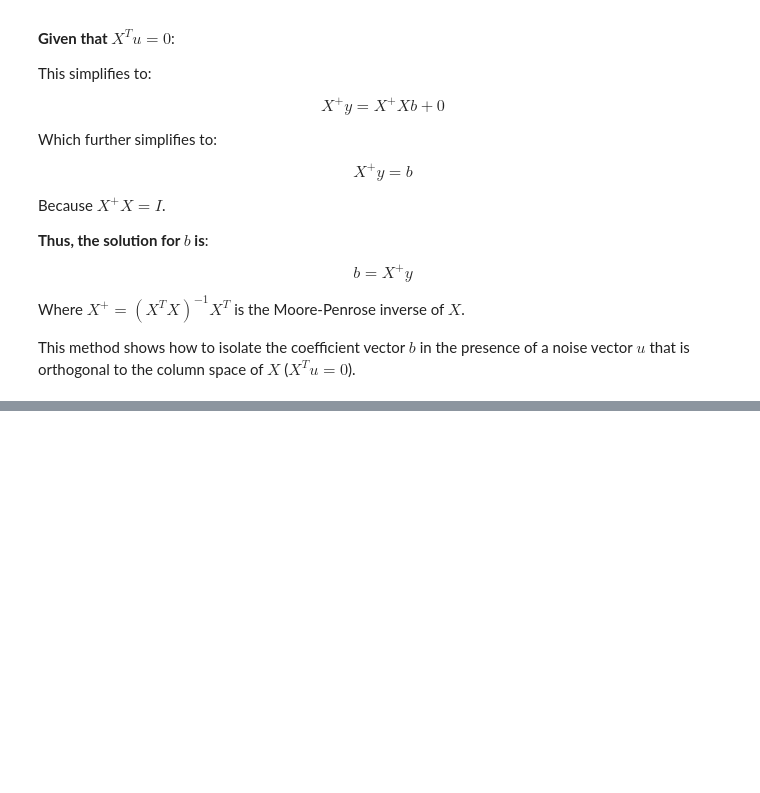
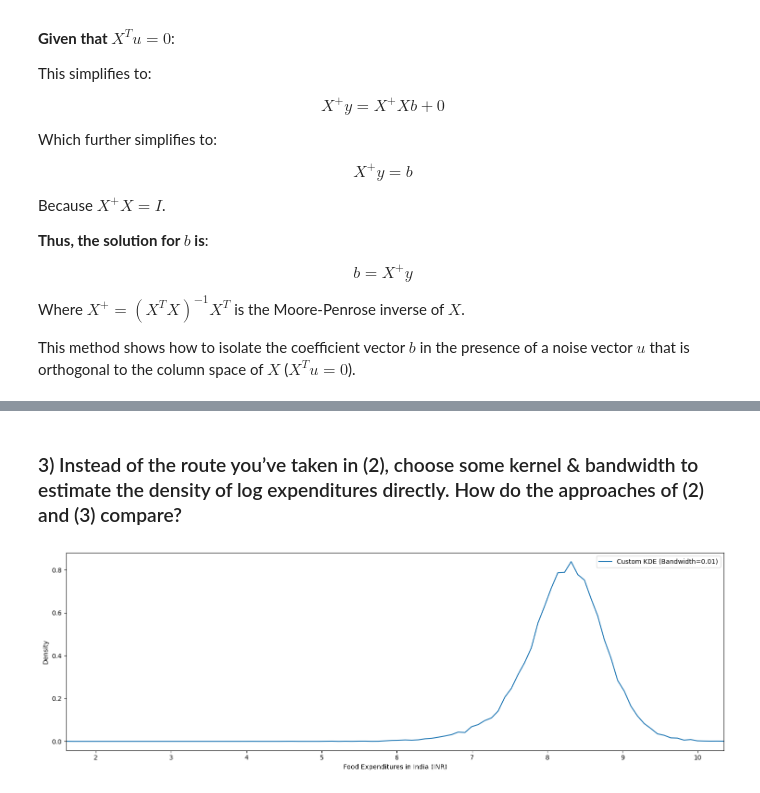
Before and after one commit to eleanor-adachi/ARE212_Materials, a Jupyter notebook: Assignments/assignment1/assignment1_final.ipynb, the cells around one changed output, grey strips where cells are left out. Saved outputs shown, nothing was run; the diff lists cells and outputs as text; code cells hidden in the pictures; blank space fills up the shorter version.

```diff
--- a/Assignments/assignment1/assignment1_final.ipynb
+++ b/Assignments/assignment1/assignment1_final.ipynb
@@ -439,0 +653,20 @@ This method shows how to isolate the coefficient vector $b$ in the presence of a
+# %% [markdown]
+### 3) Instead of the route you’ve taken in (2), choose some kernel & bandwidth to estimate the density of log expenditures directly. How do the approaches of (2) and (3) compare?
+# %%
+logS =np.log(S)
+
+bandwidths = [.01]
+fig, axes = plt.subplots(nrows=1,ncols=len(bandwidths), figsize=(15, 5), sharey=True)
+
+for i, bandwidth in enumerate(bandwidths):
+    kernel = kernel_estimator(logS, bandwidth)
+    ax = axes[i] if len(bandwidths) > 1 else axes
+    plot_pdf(logS, ax=ax, kernel_func=kernel, bandwidth=bandwidth)
+    ax.set_ylabel('Density')
+    ax.set_xlabel('Food Expenditures in India (INR)')
+
+
+plt.tight_layout()
+plt.show()
+# %% [output]
+[figure, added]
```
Also changed, not shown: parts of 14 cells of this notebook.
